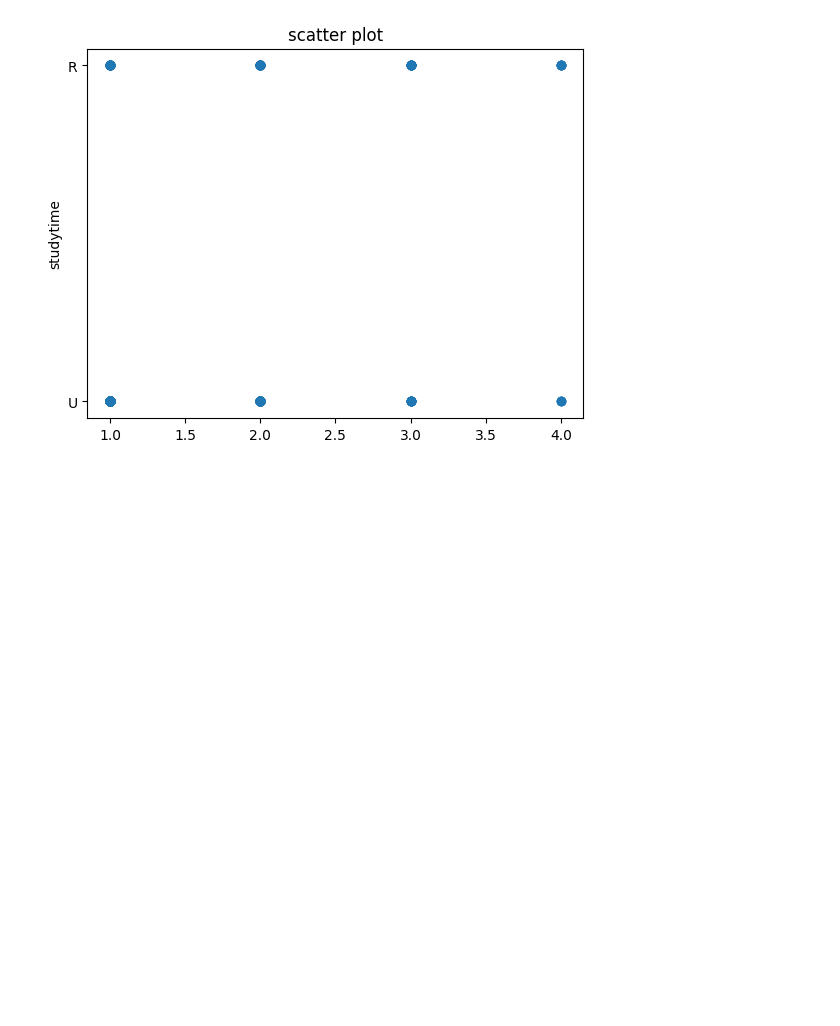
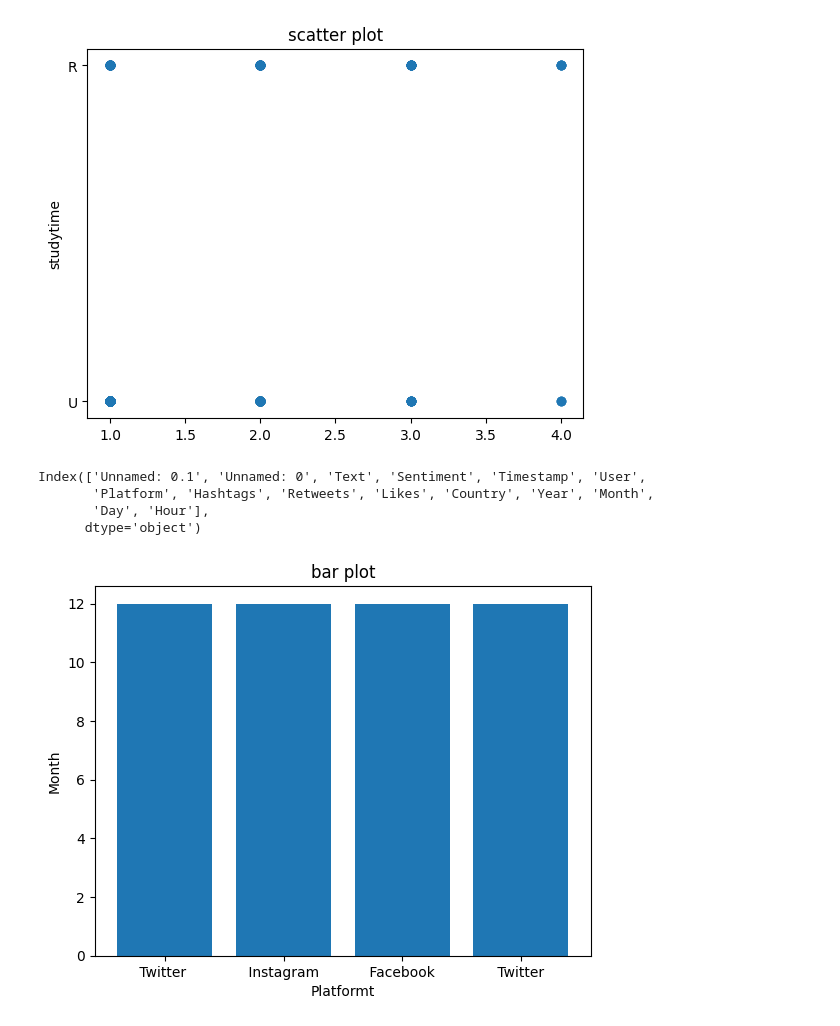
Before and after one commit to MDjunaidmgove/colab, a Jupyter notebook: dataaset.ipynb, the cells around one changed output. Cells and saved outputs as stored; diff of their text form; code cells hidden in the pictures; blank space fills up the shorter version.

```diff
--- a/dataaset.ipynb
+++ b/dataaset.ipynb
@@ -201,3 +174,27 @@ Index(['school', 'sex', 'age', 'address', 'famsize', 'Pstatus', 'Medu', 'Fedu',
        'Walc', 'health', 'absences', 'G1', 'G2', 'G3'],
       dtype='object')
 [figure]
+# %%
+import pandas as pd
+import matplotlib.pyplot as plt
+file_name='/studentsen.csv'
+df=pd.read_csv('/content/sentimentdataset.csv')
+print(df.columns)
+# %% [output]
+Index(['Unnamed: 0.1', 'Unnamed: 0', 'Text', 'Sentiment', 'Timestamp', 'User',
+       'Platform', 'Hashtags', 'Retweets', 'Likes', 'Country', 'Year', 'Month',
+       'Day', 'Hour'],
+      dtype='object')
+# %%
+import pandas as pd
+import matplotlib.pyplot as plt
+file_name='/studentsen.csv'
+df=pd.read_csv('/content/sentimentdataset.csv')
+plt.bar(df['Platform'],df['Month'])
+plt.xlabel('Platformt')
+plt.ylabel('Month')
+plt.title('bar plot')
+plt.grid(False)
+plt.show()
+# %% [output]
+[figure, added]
```
Also changed, not shown: parts of 6 cells of this notebook.
